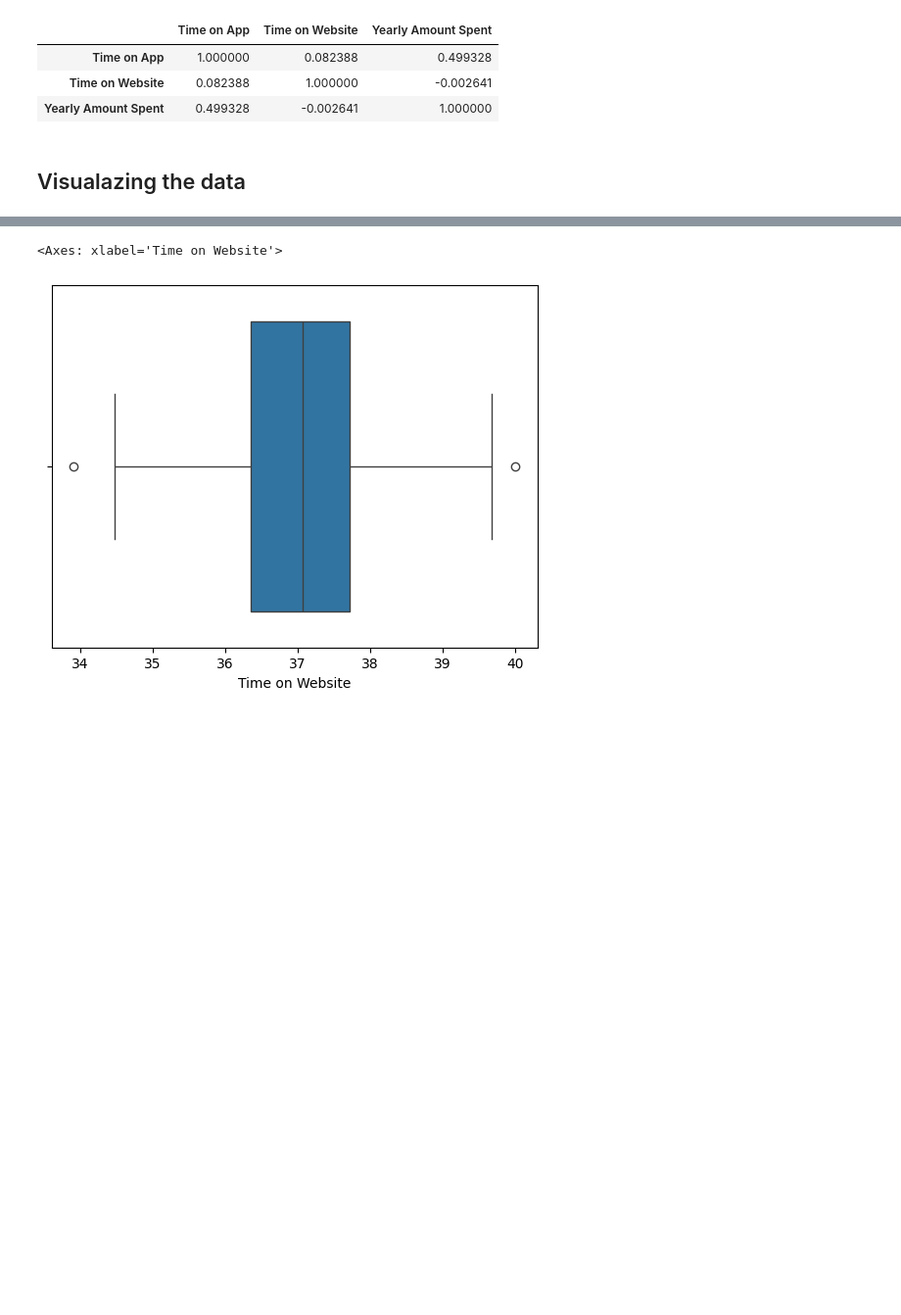
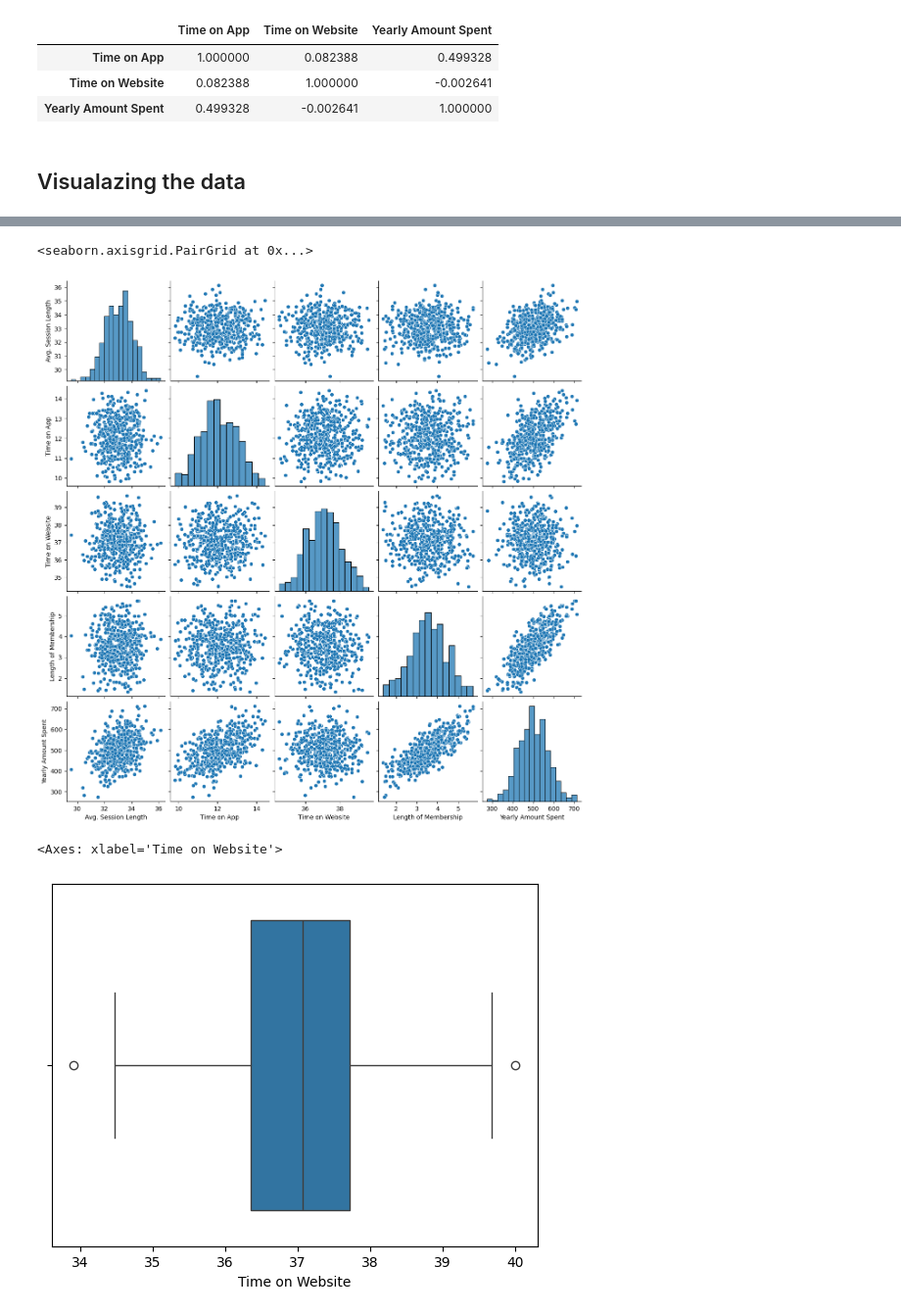
Before and after one commit to abrehamashebir/GO2COD_DS_01, a Jupyter notebook: notebook/ecomerce_eda.ipynb, the cells around one changed output, grey strips where cells are left out. Shown: that part at 98% size. Saved outputs shown, nothing was run; the diff lists cells and outputs as text; code cells hidden in the pictures; blank space fills up the shorter version.

```diff
--- a/notebook/ecomerce_eda.ipynb
+++ b/notebook/ecomerce_eda.ipynb
@@ -142,3 +179,8 @@ plt.show()
+# %%
+sns.pairplot(data = df)
+# %% [output]
+<seaborn.axisgrid.PairGrid at 0x...>
+[figure, added]
 # %%
 # Outlier detection for a customer spending on website - Uni-variate outlier
 sns.boxplot( x=df['Time on Website'])
```
Also changed, not shown: parts of 6 cells of this notebook.
